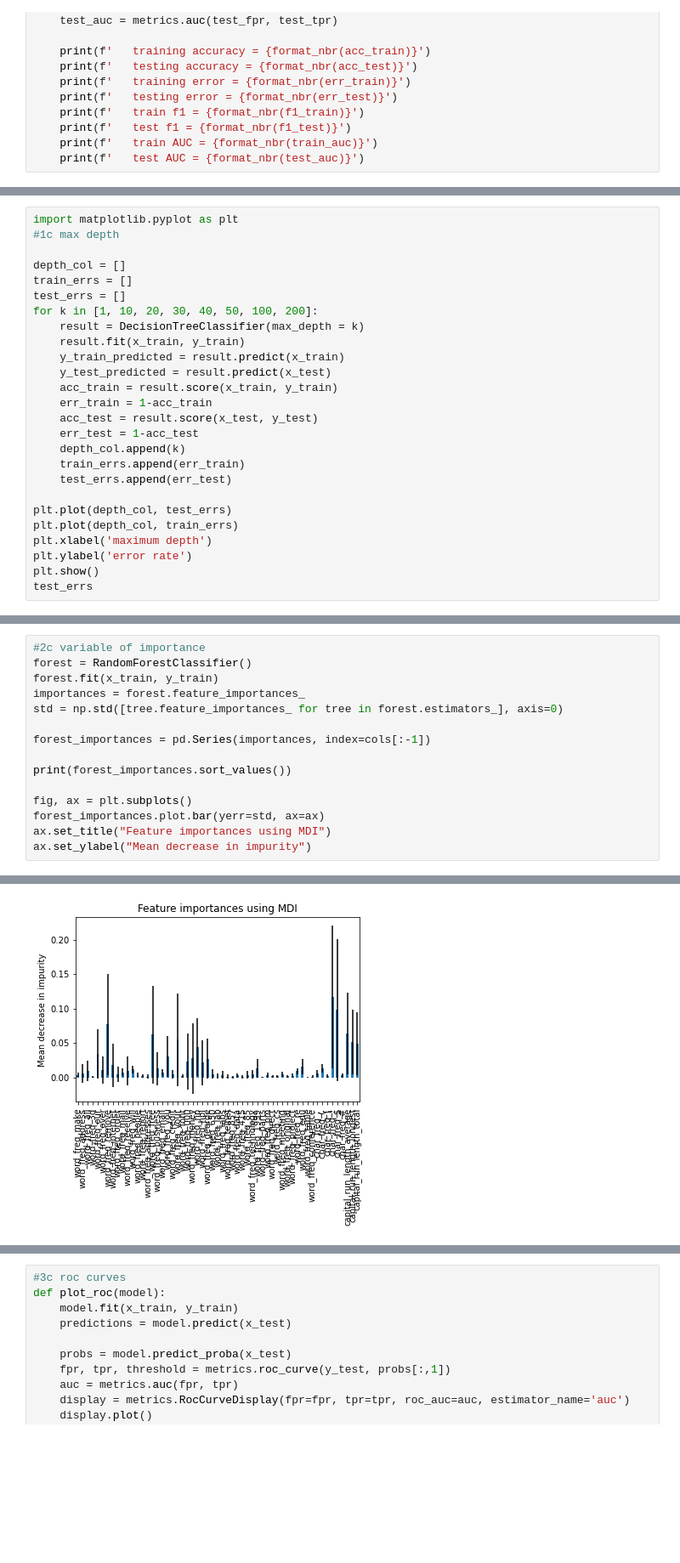
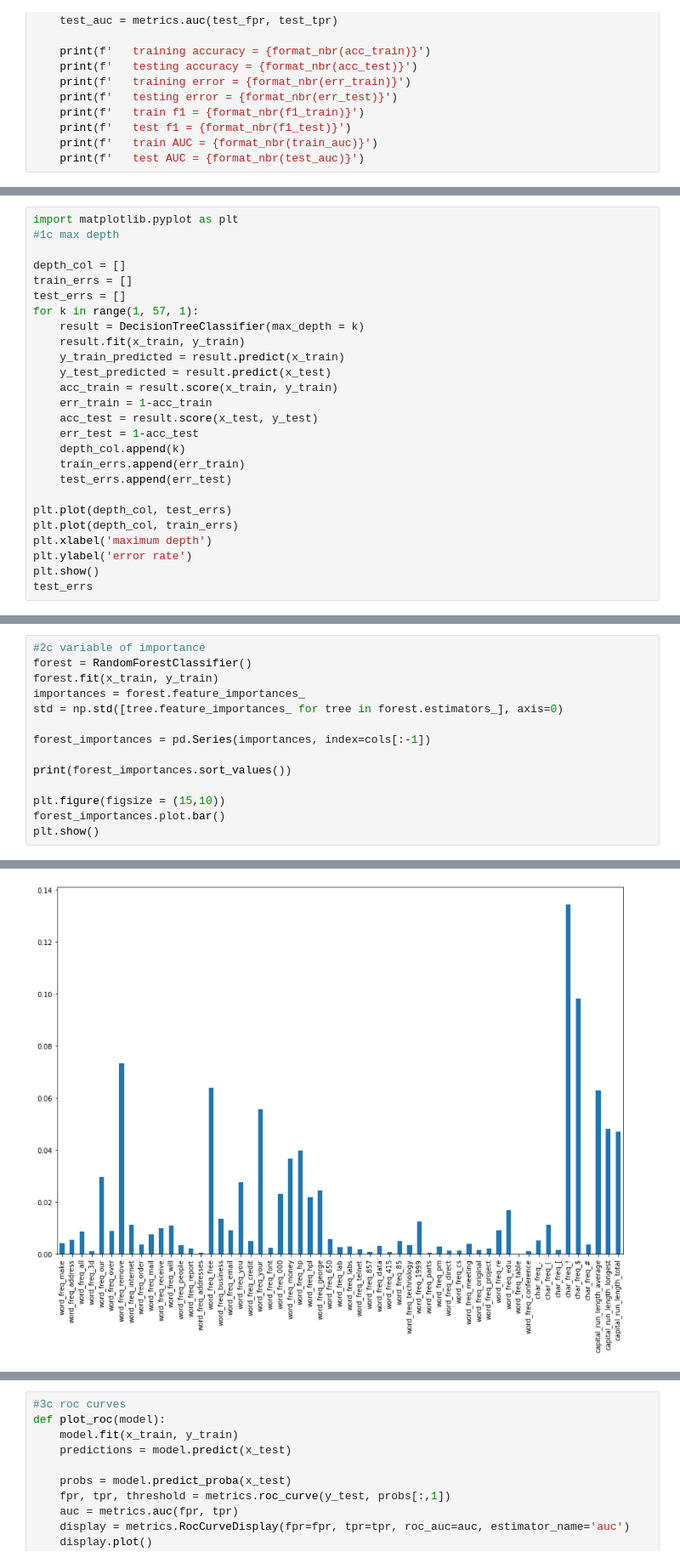
Before and after one commit to mschroeder11/machine-learning, a Jupyter notebook: hw4.ipynb, the cells around one changed output, grey strips where cells are left out. Shown at 85% size. Cells and saved outputs as stored; diff of their text form; blank space fills up the shorter version.

```diff
--- a/hw4.ipynb
+++ b/hw4.ipynb
@@ -128,7 +128,7 @@ import matplotlib.pyplot as plt
 depth_col = []
 train_errs = []
 test_errs = []
-for k in [1, 10, 20, 30, 40, 50, 100, 200]:
+for k in range(1, 57, 1):
     result = DecisionTreeClassifier(max_depth = k)
     result.fit(x_train, y_train)
     y_train_predicted = result.predict(x_train)
@@ -216,8 +225,7 @@ forest_importances = pd.Series(importances, index=cols[:-1])
 
 print(forest_importances.sort_values())
 
-fig, ax = plt.subplots()
-forest_importances.plot.bar(yerr=std, ax=ax)
-ax.set_title("Feature importances using MDI")
-ax.set_ylabel("Mean decrease in impurity")
+plt.figure(figsize = (15,10))
+forest_importances.plot.bar()
+plt.show()
 # %% [output]
@@ -242,4 +249,4 @@ Text(0, 0.5, 'Mean decrease in impurity')
-[figure, old version]
+[figure, new version]
 # %%
 from sklearn.ensemble import AdaBoostClassifier
 #3a AdaBoost
```
Also changed, not shown: parts of 15 cells of this notebook, 1 other file.
